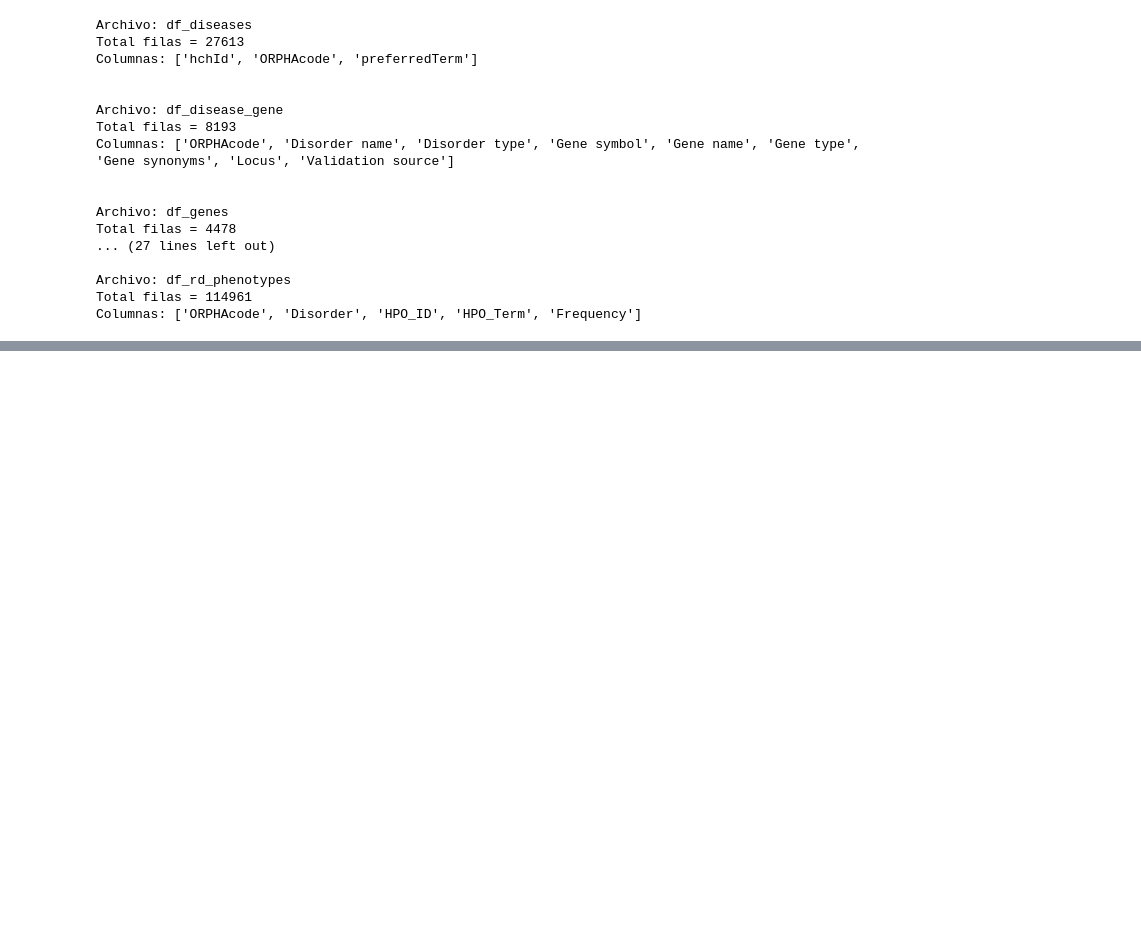
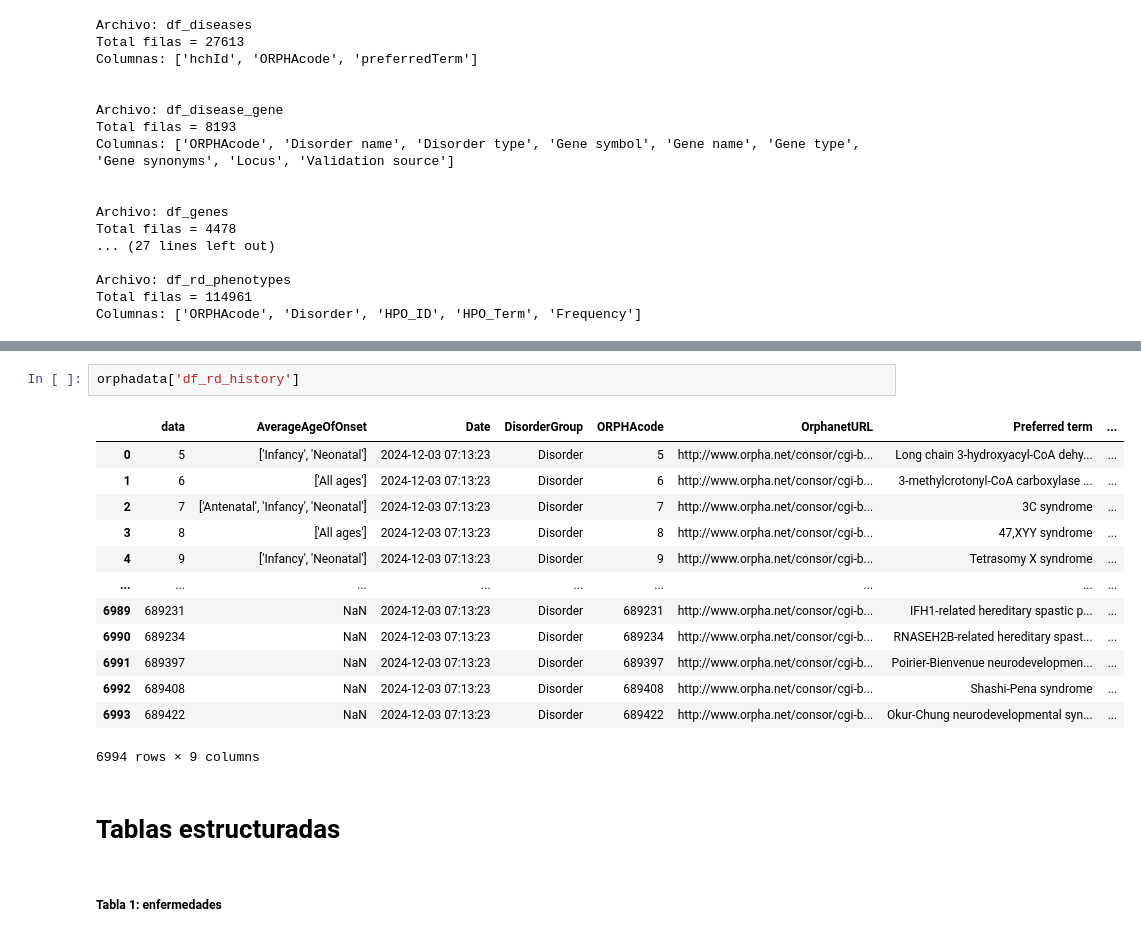
Before and after one commit to Muriburu/ITAcademy, a Jupyter notebook: Sprint 10 - Pràctica final/Code/Tratamiento_datos_Orphadata.ipynb, the cells around one changed output, grey strips where cells are left out. Drawn from its saved outputs; the diff is of its cells as text; blank space fills up the shorter version.

```diff
--- a/Sprint 10 - Pràctica final/Code/Tratamiento_datos_Orphadata.ipynb
+++ b/Sprint 10 - Pràctica final/Code/Tratamiento_datos_Orphadata.ipynb
@@ -245,0 +77,20 @@ memory usage: 1.2+ MB
+# %%
+orphadata['df_rd_history']
+# %% [output]
+|  | data | AverageAgeOfOnset | Date | DisorderGroup | ORPHAcode | OrphanetURL | Preferred term | ... |
+| 0 | 5 | ['Infancy', 'Neonatal'] | 2024-12-03 07:13:23 | Disorder | 5 | http://www.orpha.net/consor/cgi-b... | Long chain 3-hydroxyacyl-CoA dehy... | ... |
+| 1 | 6 | ['All ages'] | 2024-12-03 07:13:23 | Disorder | 6 | http://www.orpha.net/consor/cgi-b... | 3-methylcrotonyl-CoA carboxylase ... | ... |
+| 2 | 7 | ['Antenatal', 'Infancy', 'Neonatal'] | 2024-12-03 07:13:23 | Disorder | 7 | http://www.orpha.net/consor/cgi-b... | 3C syndrome | ... |
+| 3 | 8 | ['All ages'] | 2024-12-03 07:13:23 | Disorder | 8 | http://www.orpha.net/consor/cgi-b... | 47,XYY syndrome | ... |
+| 4 | 9 | ['Infancy', 'Neonatal'] | 2024-12-03 07:13:23 | Disorder | 9 | http://www.orpha.net/consor/cgi-b... | Tetrasomy X syndrome | ... |
+| ... | ... | ... | ... | ... | ... | ... | ... | ... |
+| 6989 | 689231 | NaN | 2024-12-03 07:13:23 | Disorder | 689231 | http://www.orpha.net/consor/cgi-b... | IFH1-related hereditary spastic p... | ... |
+| 6990 | 689234 | NaN | 2024-12-03 07:13:23 | Disorder | 689234 | http://www.orpha.net/consor/cgi-b... | RNASEH2B-related hereditary spast... | ... |
+| 6991 | 689397 | NaN | 2024-12-03 07:13:23 | Disorder | 689397 | http://www.orpha.net/consor/cgi-b... | Poirier-Bienvenue neurodevelopmen... | ... |
+| 6992 | 689408 | NaN | 2024-12-03 07:13:23 | Disorder | 689408 | http://www.orpha.net/consor/cgi-b... | Shashi-Pena syndrome | ... |
+| 6993 | 689422 | NaN | 2024-12-03 07:13:23 | Disorder | 689422 | http://www.orpha.net/consor/cgi-b... | Okur-Chung neurodevelopmental syn... | ... |
+6994 rows × 9 columns
+# %% [markdown]
+# Tablas estructuradas
+# %% [markdown]
+##### Tabla 1: enfermedades
```
Also changed, not shown: parts of 44 cells of this notebook, 9 other files.
